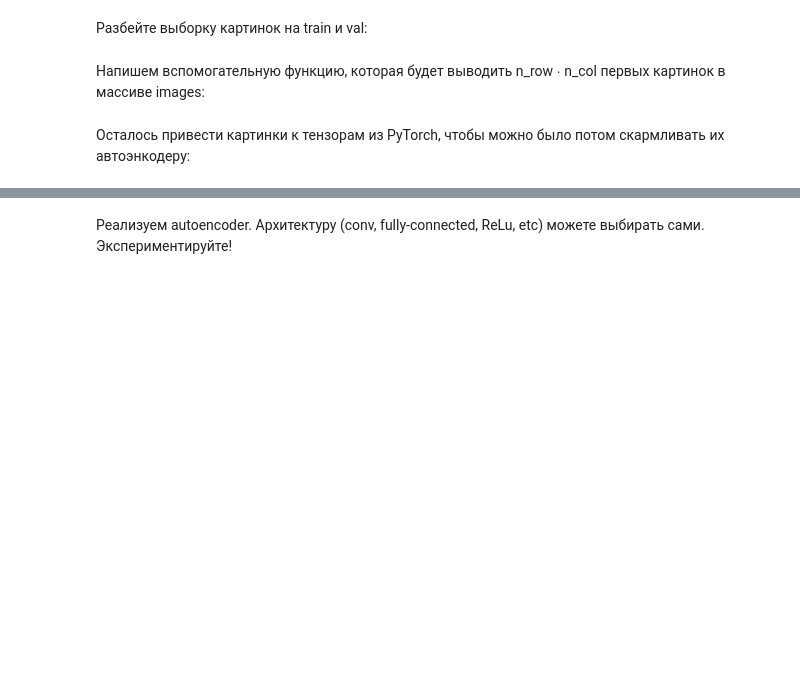
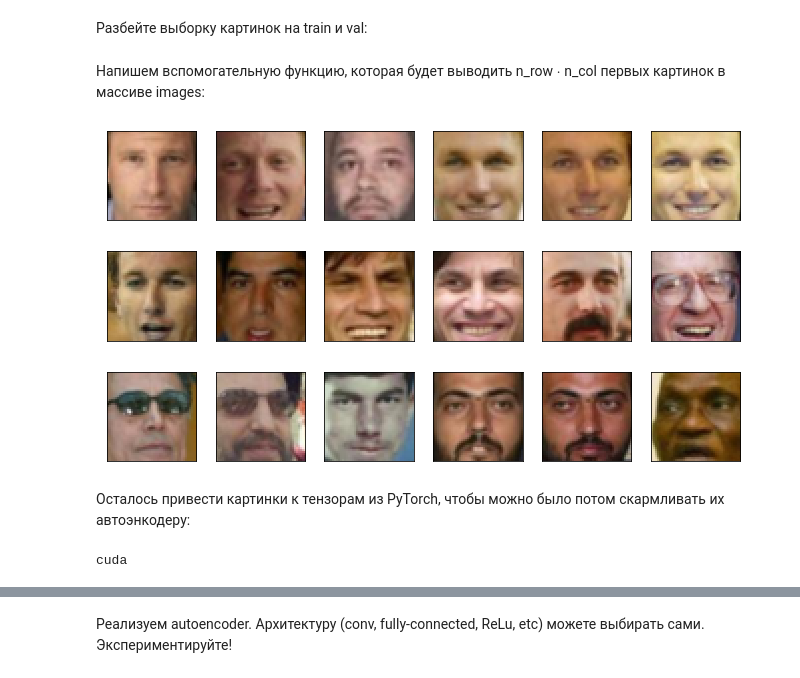
Before and after one commit to RomanenkovN/DeepLearningSchool, a Jupyter notebook: autoencoders.ipynb, the cells around one changed output, grey strips where cells are left out. Cells and saved outputs as stored; diff of their text form; code cells hidden in the pictures; blank space fills up the shorter version.

```diff
--- a/autoencoders.ipynb
+++ b/autoencoders.ipynb
@@ -40,3 +59,6 @@ X_val = <тут Ваш код>
+# %%
+X_train = data[:TRAIN_SIZE]
+X_val = data[TRAIN_SIZE:]
 # %% [markdown]
 Напишем вспомогательную функцию, которая будет выводить n_row $\cdot$ n_col первых картинок в массиве images:
 # %%
@@ -53,6 +75,8 @@ def plot_gallery(images, h, w, n_row=3, n_col=6):
         except:
             pass
 # %%
-plot_gallery(X_train, image_h, image_w)
+plot_gallery(X_train, IMAGE_H, IMAGE_W)
+# %% [output]
+[figure, added]
 # %% [markdown]
 Осталось привести картинки к тензорам из PyTorch, чтобы можно было потом скармливать их автоэнкодеру:
@@ -60,0 +89,5 @@ plot_gallery(X_train, image_h, image_w)
+# %%
+device = 'cuda' if (torch.cuda.is_available()) else 'cpu'
+print(device)
+# %% [output]
+cuda
```
Also changed, not shown: parts of 13 cells of this notebook.
